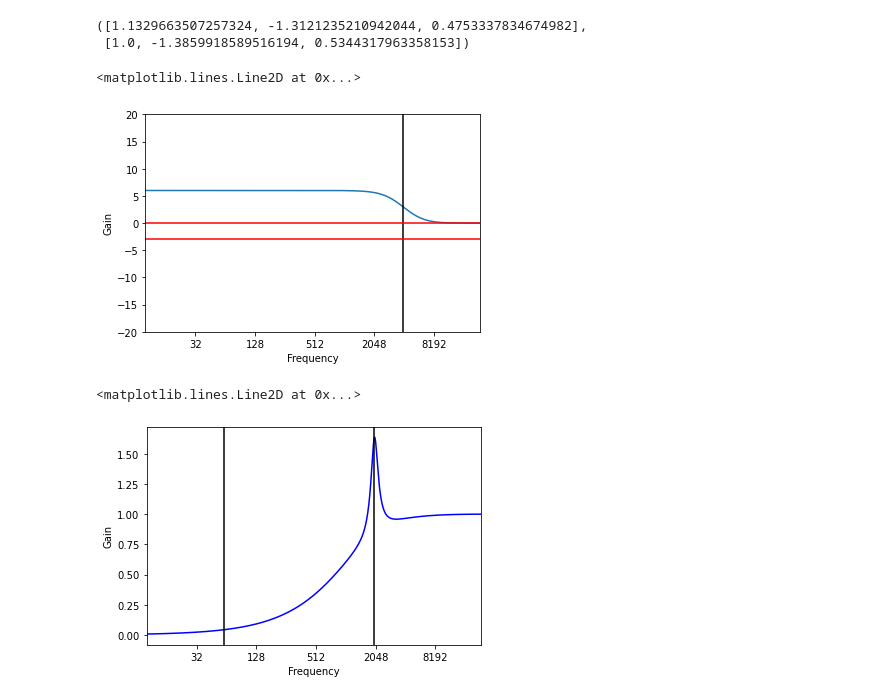
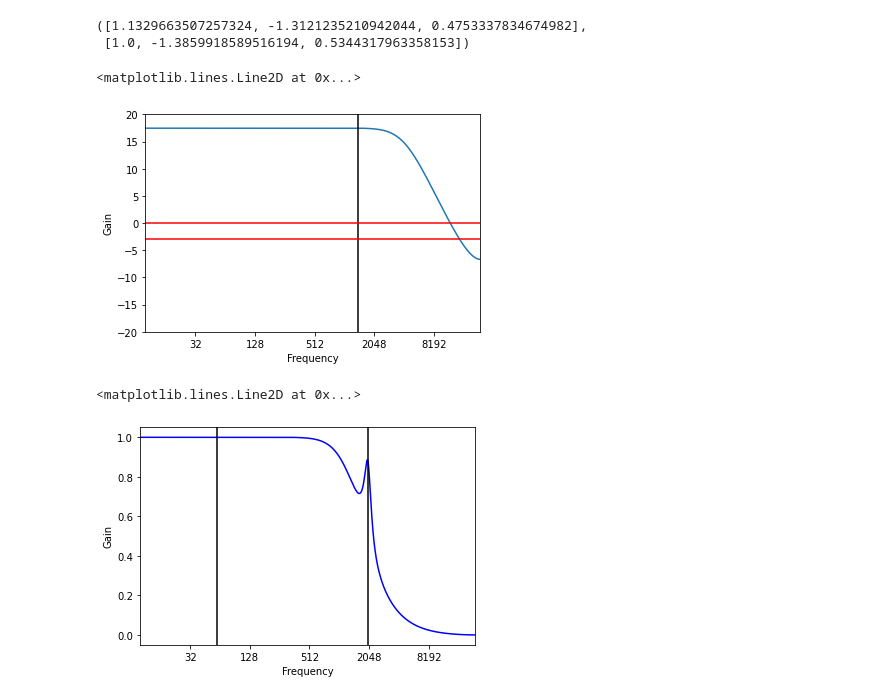
Before and after one commit to git-2-github/martijnbraam-pyatem, a Jupyter notebook: notebooks/eqcurve.ipynb, the cells around one changed output. Drawn from its saved outputs; the diff is of its cells as text; code cells hidden in the pictures.

```diff
--- a/notebooks/eqcurve.ipynb
+++ b/notebooks/eqcurve.ipynb
@@ -78,24 +78,28 @@ class HighPass(BiQuad):
         w0 = (2 * math.pi * frequency) / 48000
         s0 = math.sin(w0)
         c0 = math.cos(w0)
-        self.b0 = s0
-        self.b1 = 0
-        self.b2 = -s0
-        self.a0 = 1 - c0 + s0
-        self.a1 = 2 * (1 - c0)
-        self.a2 = 1 - c0 - s0
+        q = 0.7071
+        alpha = s0 / (2 * q)
+        self.b0 = (1 + c0) / 2
+        self.b1 = -(1 + c0)
+        self.b2 = (1 + c0) / 2
+        self.a0 = 1 + alpha
+        self.a1 = -2 * c0
+        self.a2 = 1 - alpha
 
 class LowPass(BiQuad):
     def __init__(self, frequency):
         w0 = (2 * math.pi * frequency) / 48000
         s0 = math.sin(w0)
         c0 = math.cos(w0)
-        self.b0 = (1 - c0)
-        self.b1 = (1 - c0 )  *2
-        self.b2 = (1 - c0)
-        self.a0 = 1 - c0 + s0
-        self.a1 = 2 * (1 - c0)
-        self.a2 = 1 - c0 - s0
+        q = 0.7071
+        alpha = s0 / (2 * q)
+        self.b0 = (1 - c0) / 2
+        self.b1 = 1 + c0
+        self.b2 = (1 - c0) / 2
+        self.a0 = 1 + alpha
+        self.a1 = -2 * c0
+        self.a2 = 1 - alpha
 
 class Peaking(BiQuad):
     def __init__(self, frequency, gain, q):
@@ -181,24 +185,24 @@ testfilter6.get_coeff()
 # %%
 response = []
 steps = []
 for f in range(0,24000,10):
     steps.append(f)
-    response.append(testfilter6.calculate(f))
+    response.append(testfilter5.calculate(f))
 plt.plot(steps, response)
 plt.xlabel("Frequency")
 plt.ylabel("Gain")
 plt.xscale("log", base=2)
 plt.xlim([10, 24000])
 plt.ylim([-20, 20])
 ax = plt.gca()
 ax.xaxis.set_major_formatter(ScalarFormatter())
 
-plt.axvline(4000, color="k")
+plt.axvline(1400, color="k")
 plt.axhline(0,color="r")
 plt.axhline(-3,color="r")
 # %% [output]
 <matplotlib.lines.Line2D at 0x...>
-[figure, old version]
+[figure, new version]
 # %%
 w1, h1 = freqz(b1, a1, fs=48000, worN=20480)
 w2, h2 = freqz(b2, a2, fs=48000, worN=20480)
@@ -214,4 +218,4 @@ plt.axvline(60, color="k")
 plt.axvline(2000, color="k")
 # %% [output]
 <matplotlib.lines.Line2D at 0x...>
-[figure, old version]
+[figure, new version]
```
Also changed, not shown: 1 other file.
